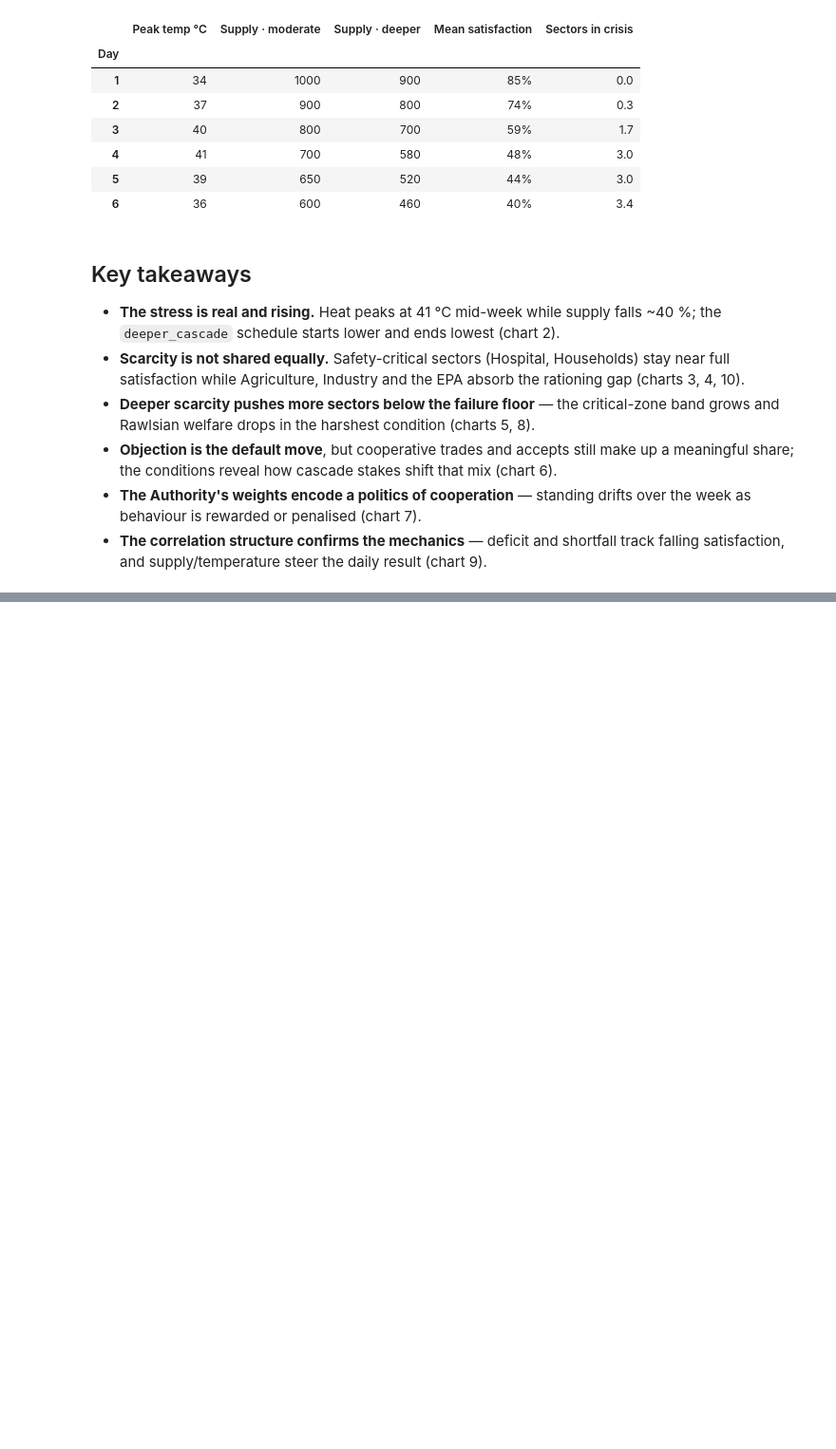
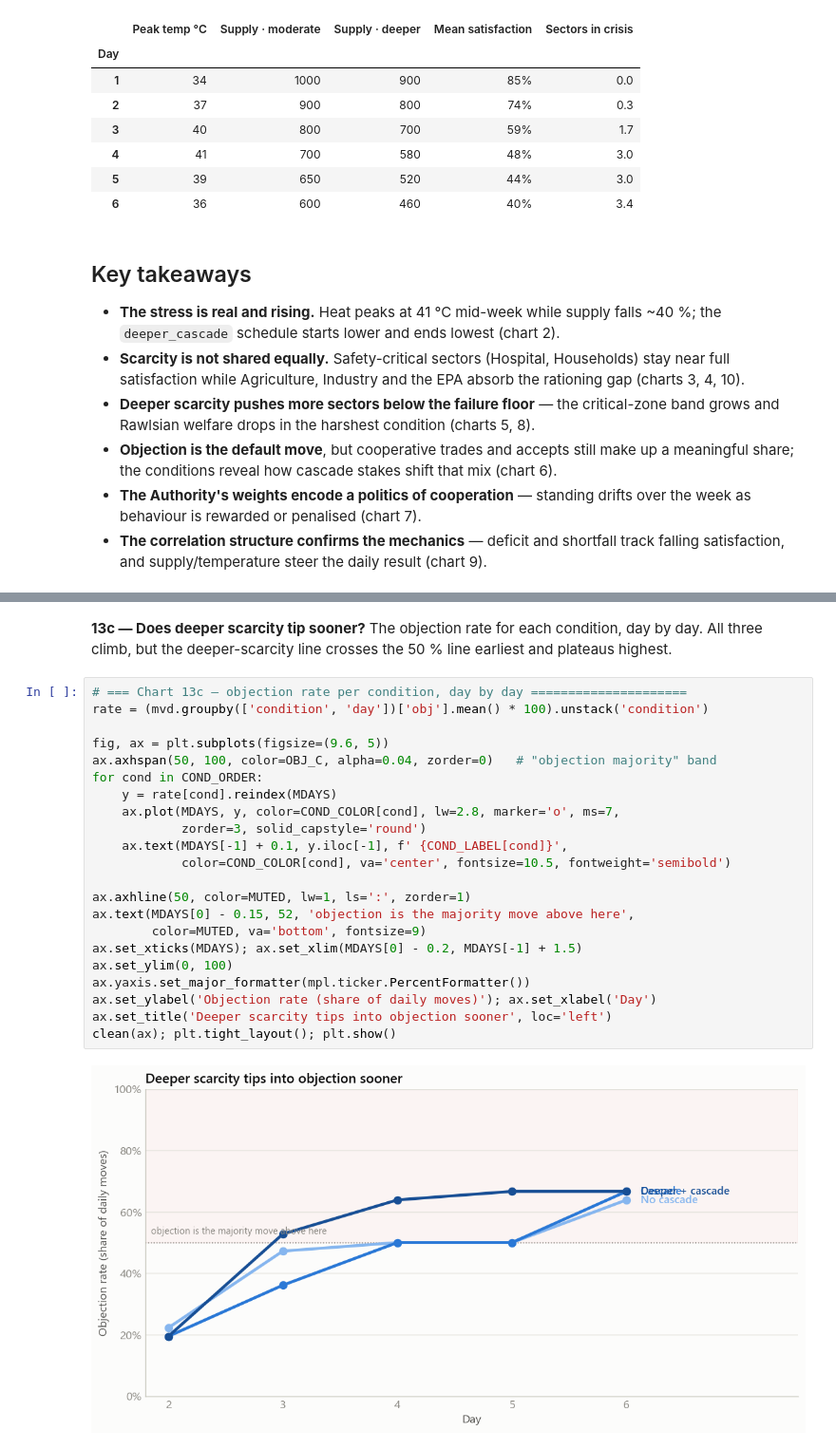
Before and after one commit to BhuvaneshWadhwani/heatwave-water-scarcity-simulation, a Jupyter notebook: VISUAL/simulation_analysis.ipynb, the cells around one changed output, grey strips where cells are left out. Shown at 95% size. Saved outputs shown, nothing was run; the diff lists cells and outputs as text; blank space fills up the shorter version.

```diff
--- a/VISUAL/simulation_analysis.ipynb
+++ b/VISUAL/simulation_analysis.ipynb
@@ -724,0 +873,28 @@ Table 3 · Daily system tracker (averaged across all runs)
+# %% [markdown]
+**13c — Does deeper scarcity tip sooner?** The objection rate for each condition,
+day by day. All three climb, but the deeper-scarcity line crosses the 50 % line
+earliest and plateaus highest.
+# %%
+# === Chart 13c — objection rate per condition, day by day =====================
+rate = (mvd.groupby(['condition', 'day'])['obj'].mean() * 100).unstack('condition')
+
+fig, ax = plt.subplots(figsize=(9.6, 5))
+ax.axhspan(50, 100, color=OBJ_C, alpha=0.04, zorder=0)   # "objection majority" band
+for cond in COND_ORDER:
+    y = rate[cond].reindex(MDAYS)
+    ax.plot(MDAYS, y, color=COND_COLOR[cond], lw=2.8, marker='o', ms=7,
+            zorder=3, solid_capstyle='round')
+    ax.text(MDAYS[-1] + 0.1, y.iloc[-1], f' {COND_LABEL[cond]}',
+            color=COND_COLOR[cond], va='center', fontsize=10.5, fontweight='semibold')
+
+ax.axhline(50, color=MUTED, lw=1, ls=':', zorder=1)
+ax.text(MDAYS[0] - 0.15, 52, 'objection is the majority move above here',
+        color=MUTED, va='bottom', fontsize=9)
+ax.set_xticks(MDAYS); ax.set_xlim(MDAYS[0] - 0.2, MDAYS[-1] + 1.5)
+ax.set_ylim(0, 100)
+ax.yaxis.set_major_formatter(mpl.ticker.PercentFormatter())
+ax.set_ylabel('Objection rate (share of daily moves)'); ax.set_xlabel('Day')
+ax.set_title('Deeper scarcity tips into objection sooner', loc='left')
+clean(ax); plt.tight_layout(); plt.show()
+# %% [output]
+[figure, added]
```
Also changed, not shown: parts of 7 cells of this notebook.
